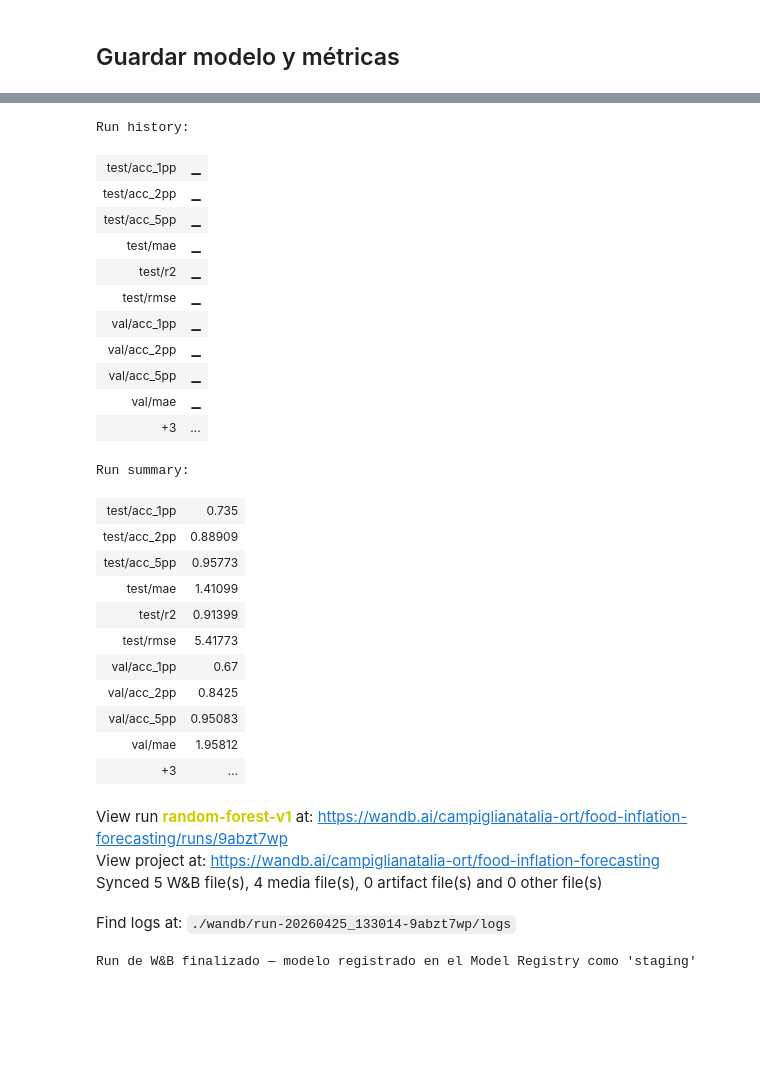
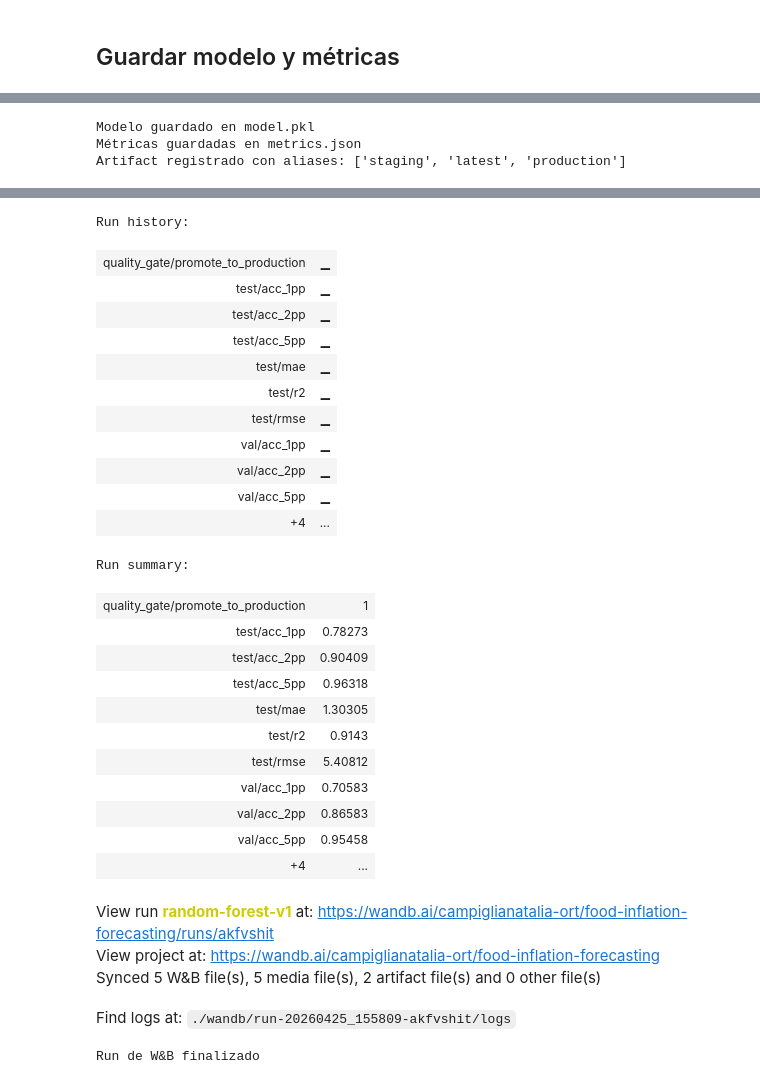
Before and after one commit to nataliacampiglia/mlp-obligatorio, a Jupyter notebook: model-building/food_inflation_model.ipynb, the cells around one changed output, grey strips where cells are left out. Cells and saved outputs as stored; diff of their text form; code cells hidden in the pictures; blank space fills up the shorter version.

Commit message:
Quality Gate

```diff
--- a/model-building/food_inflation_model.ipynb
+++ b/model-building/food_inflation_model.ipynb
@@ -496,45 +523,61 @@ Métricas guardadas en metrics.json
 # %%
+joblib.dump({"model": model, "label_encoder": le, "features": FEATURE_COLS}, "model.pkl")
 
+metrics = {"mae": round(mae, 4), "rmse": round(rmse, 4), "r2": round(r2, 4)}
+with open("metrics.json", "w") as f:
+    json.dump(metrics, f, indent=2)
 
-# Registrar en el Model Registry y promover a staging
-# wandb.run.link_artifact(logged_artifact, "model-registry/food-inflation-model", aliases=["staging"])
+print("Modelo guardado en model.pkl")
+print("Métricas guardadas en metrics.json")
 
-wandb.run.link_artifact(
-    logged_artifact,
-    "wandb-registry-model/food-inflation-model",
-    aliases=["staging"]
+# Siempre se registra en staging
+aliases = ["staging", "latest"]
+if promote_to_production:
+    aliases.append("production")
+
+artifact = wandb.Artifact(
+    name="food-inflation-model",
+    type="model",
+    description="RandomForest para predicción de inflación alimentaria",
+    metadata={"mae": round(mae, 4), "rmse": round(rmse, 4), "r2": round(r2, 4)}
 )
+artifact.add_file("model.pkl")
+wandb.log_artifact(artifact, aliases=aliases)
 
+print(f"Artifact registrado con aliases: {aliases}")
 wandb.finish()
-print("Run de W&B finalizado — modelo registrado en el Model Registry como 'staging'")
+print("Run de W&B finalizado")
 # %% [output]
+Modelo guardado en model.pkl
+Métricas guardadas en metrics.json
+Artifact registrado con aliases: ['staging', 'latest', 'production']
 [interactive output not drawn]
-Run history:
+Run history:
+| quality_gate/promote_to_production | ▁ |
 | test/acc_1pp | ▁ |
 | test/acc_2pp | ▁ |
 | test/acc_5pp | ▁ |
 | test/mae | ▁ |
 | test/r2 | ▁ |
 | test/rmse | ▁ |
 | val/acc_1pp | ▁ |
 | val/acc_2pp | ▁ |
 | val/acc_5pp | ▁ |
-| val/mae | ▁ |
-| +3 | ... |
+| +4 | ... |
-Run summary:
+Run summary:
-| test/acc_1pp | 0.735 |
-| test/acc_2pp | 0.88909 |
-| test/acc_5pp | 0.95773 |
-| test/mae | 1.41099 |
-| test/r2 | 0.91399 |
-| test/rmse | 5.41773 |
-| val/acc_1pp | 0.67 |
-| val/acc_2pp | 0.8425 |
-| val/acc_5pp | 0.95083 |
-| val/mae | 1.95812 |
-| +3 | ... |
+| quality_gate/promote_to_production | 1 |
+| test/acc_1pp | 0.78273 |
+| test/acc_2pp | 0.90409 |
+| test/acc_5pp | 0.96318 |
+| test/mae | 1.30305 |
+| test/r2 | 0.9143 |
+| test/rmse | 5.40812 |
+| val/acc_1pp | 0.70583 |
+| val/acc_2pp | 0.86583 |
+| val/acc_5pp | 0.95458 |
+| +4 | ... |
-View run random-forest-v1 at: https://wandb.ai/campiglianatalia-ort/food-inflation-forecasting/runs/9abzt7wp
+View run random-forest-v1 at: https://wandb.ai/campiglianatalia-ort/food-inflation-forecasting/runs/akfvshit
 View project at: https://wandb.ai/campiglianatalia-ort/food-inflation-forecasting
-Synced 5 W&B file(s), 4 media file(s), 0 artifact file(s) and 0 other file(s)
+Synced 5 W&B file(s), 5 media file(s), 2 artifact file(s) and 0 other file(s)
-Find logs at: ./wandb/run-20260425_133014-9abzt7wp/logs
+Find logs at: ./wandb/run-20260425_155809-akfvshit/logs
-Run de W&B finalizado — modelo registrado en el Model Registry como 'staging'
+Run de W&B finalizado
```
Also changed, not shown: parts of 12 cells of this notebook, 1 other file.
